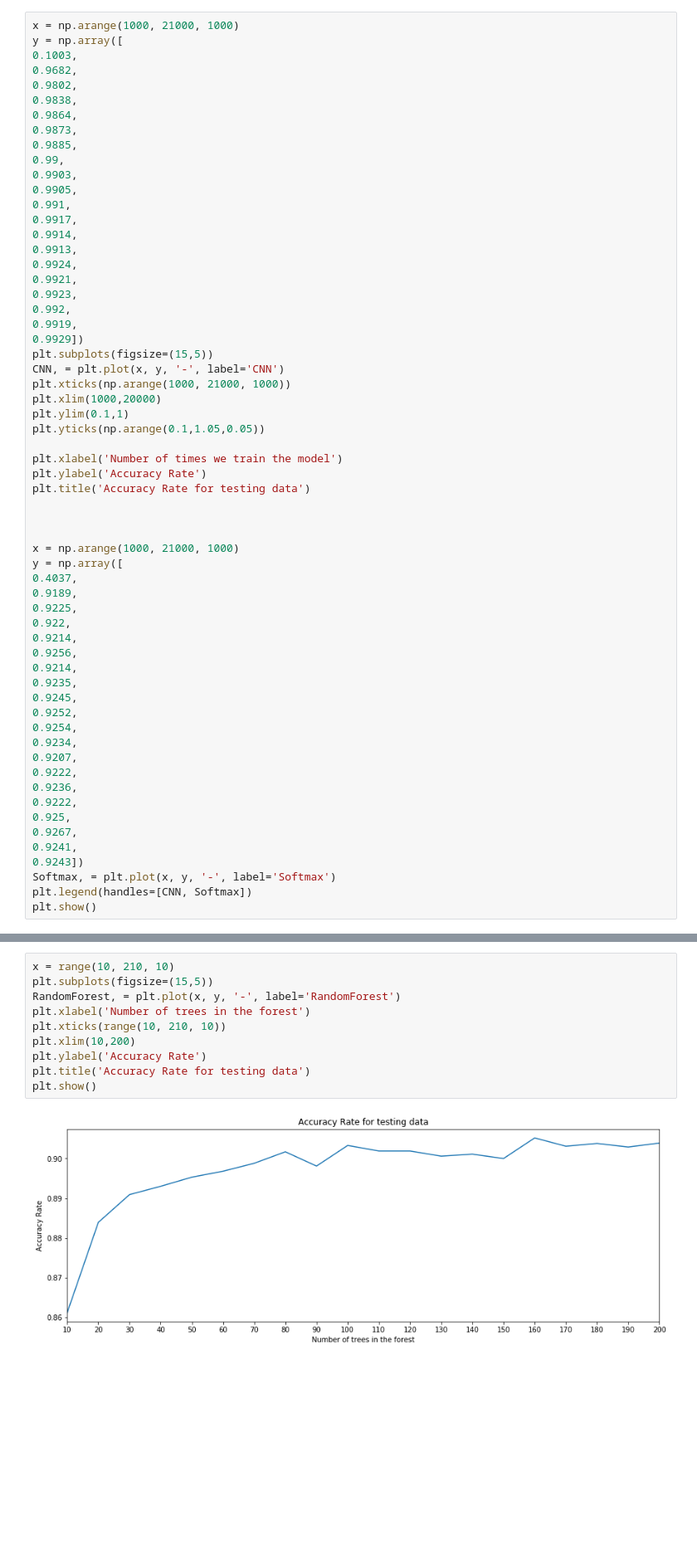
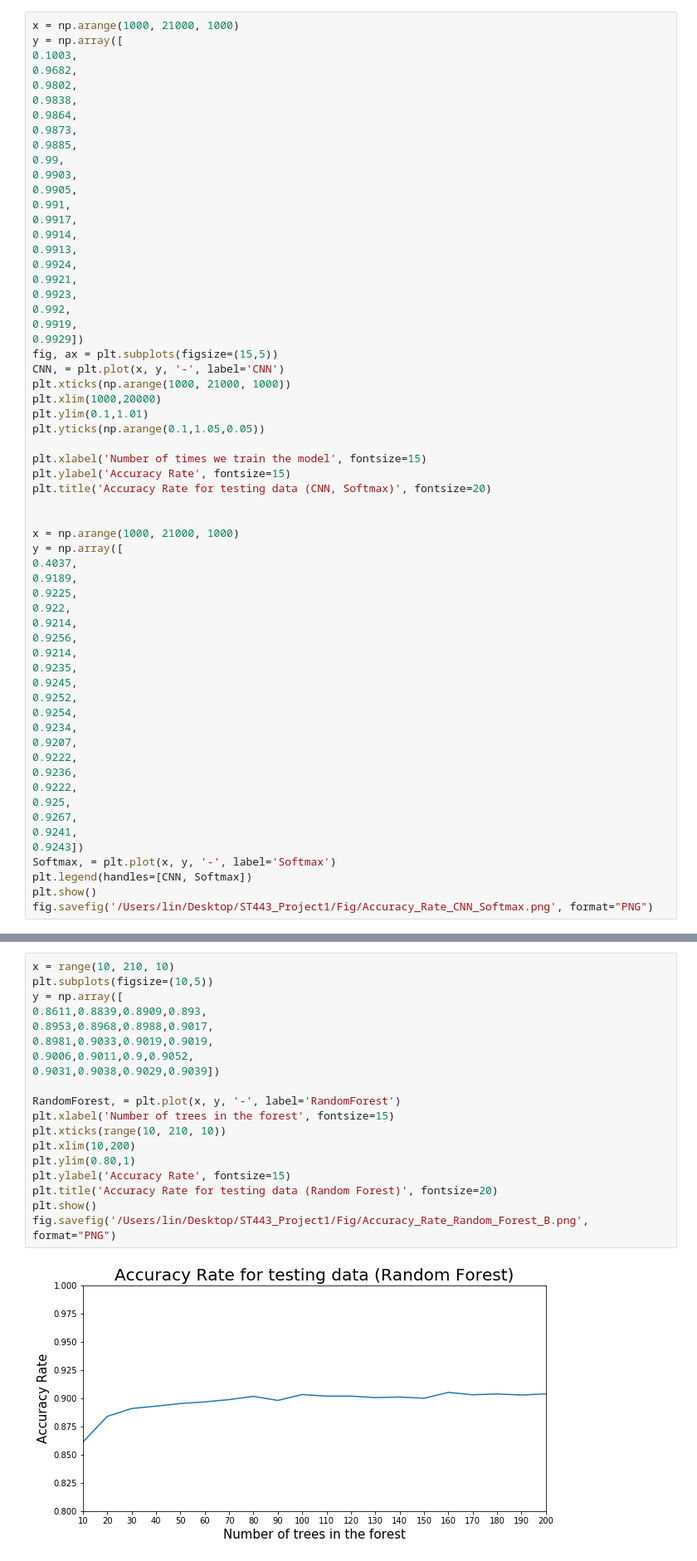
Before and after one commit to chloe0730000/LSE_Project_ST443_Deep_Learning, a Jupyter notebook: ST443_Project-Mnist-DataDescription.ipynb, the cells around one changed output, grey strips where cells are left out. Shown at 83% size. Saved outputs shown, nothing was run; the diff lists cells and outputs as text; blank space fills up the shorter version.

```diff
--- a/ST443_Project-Mnist-DataDescription.ipynb
+++ b/ST443_Project-Mnist-DataDescription.ipynb
@@ -276,17 +277,16 @@ y = np.array([
 0.992,
 0.9919,
 0.9929])
-plt.subplots(figsize=(15,5))
+fig, ax = plt.subplots(figsize=(15,5))
 CNN, = plt.plot(x, y, '-', label='CNN')
 plt.xticks(np.arange(1000, 21000, 1000))
 plt.xlim(1000,20000)
-plt.ylim(0.1,1)
+plt.ylim(0.1,1.01)
 plt.yticks(np.arange(0.1,1.05,0.05))
 
-plt.xlabel('Number of times we train the model')
-plt.ylabel('Accuracy Rate')
-plt.title('Accuracy Rate for testing data')
-
+plt.xlabel('Number of times we train the model', fontsize=15)
+plt.ylabel('Accuracy Rate', fontsize=15)
+plt.title('Accuracy Rate for testing data (CNN, Softmax)', fontsize=20)
 
 
 x = np.arange(1000, 21000, 1000)
@@ -314,4 +314,5 @@ y = np.array([
 Softmax, = plt.plot(x, y, '-', label='Softmax')
 plt.legend(handles=[CNN, Softmax])
 plt.show()
+fig.savefig('/Users/lin/Desktop/ST443_Project1/Fig/Accuracy_Rate_CNN_Softmax.png', format="PNG")
 # %% [output]
@@ -358,13 +359,22 @@ print("--- %s seconds ---" % (time.time() - start_time))
 --- 2121.6068861484528 seconds ---
 # %%
 x = range(10, 210, 10)
-plt.subplots(figsize=(15,5))
+plt.subplots(figsize=(10,5))
+y = np.array([
+0.8611,0.8839,0.8909,0.893,
+0.8953,0.8968,0.8988,0.9017,
+0.8981,0.9033,0.9019,0.9019,
+0.9006,0.9011,0.9,0.9052,
+0.9031,0.9038,0.9029,0.9039])
+
 RandomForest, = plt.plot(x, y, '-', label='RandomForest')
-plt.xlabel('Number of trees in the forest')
+plt.xlabel('Number of trees in the forest', fontsize=15)
 plt.xticks(range(10, 210, 10))
 plt.xlim(10,200)
-plt.ylabel('Accuracy Rate')
-plt.title('Accuracy Rate for testing data')
+plt.ylim(0.80,1)
+plt.ylabel('Accuracy Rate', fontsize=15)
+plt.title('Accuracy Rate for testing data (Random Forest)', fontsize=20)
 plt.show()
+fig.savefig('/Users/lin/Desktop/ST443_Project1/Fig/Accuracy_Rate_Random_Forest_B.png', format="PNG")
 # %% [output]
-[figure, old version]
+[figure, new version]
```
Also changed, not shown: parts of 7 cells of this notebook, 4 other files.
